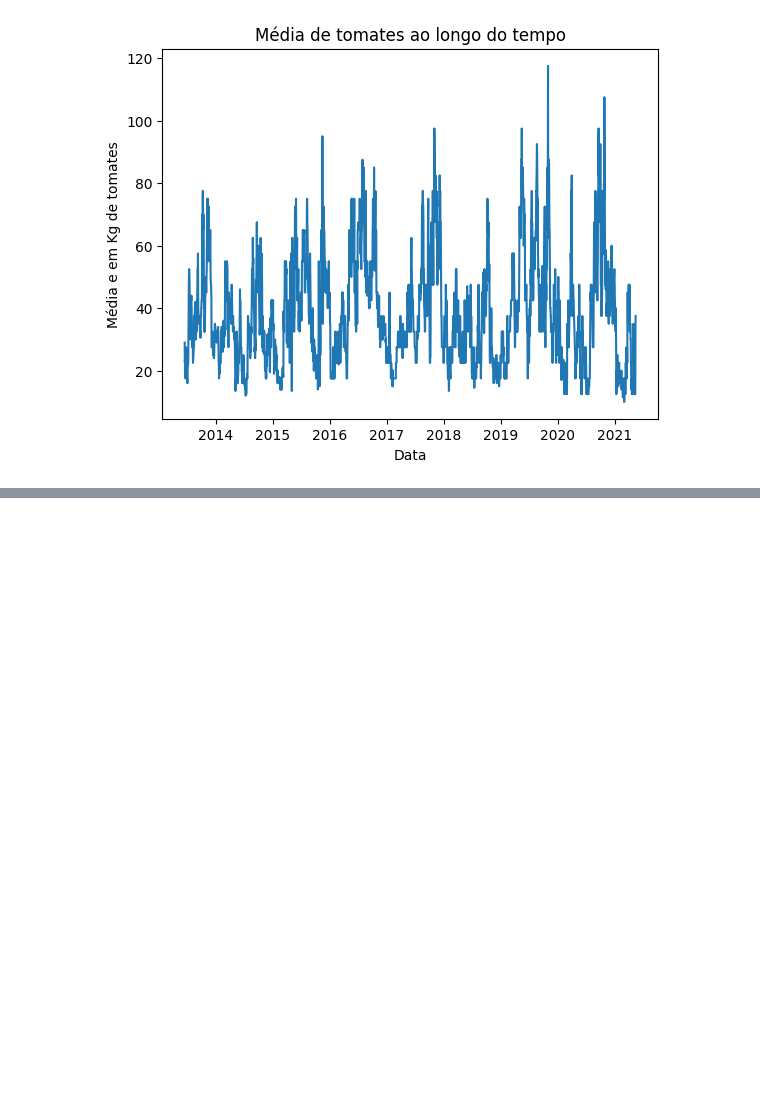
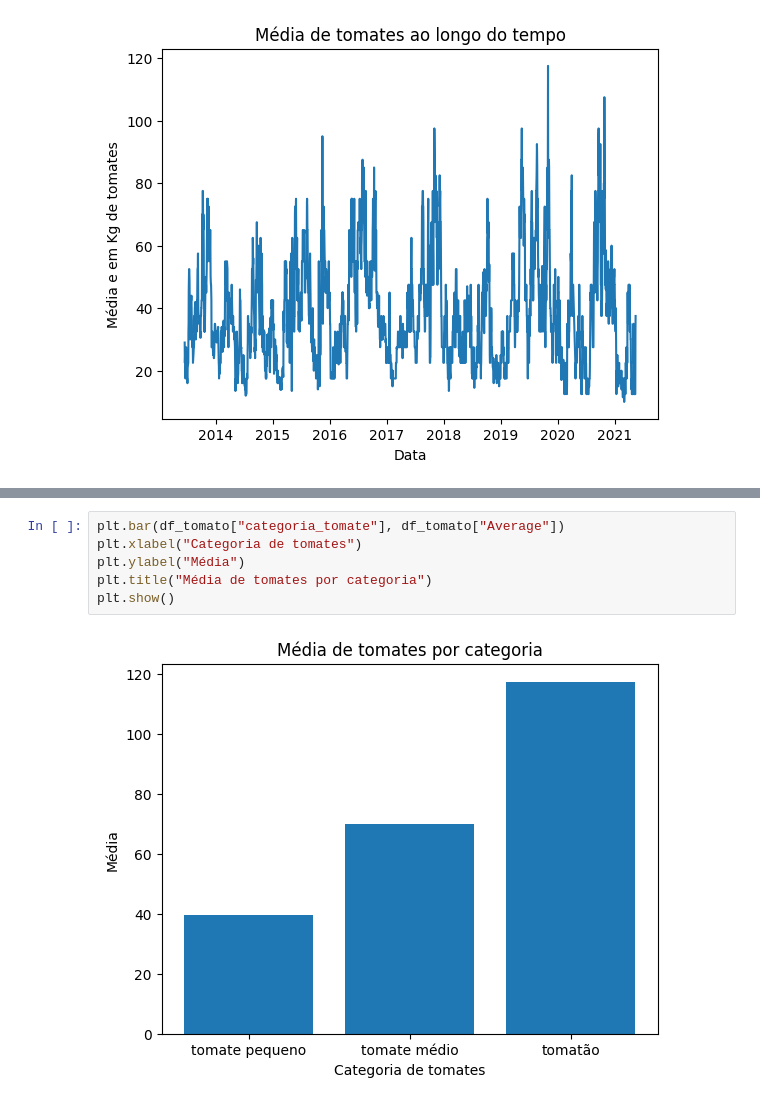
Before and after one commit to SandraRojasZ/Machine-Learning-and-Time-Series, a Jupyter notebook: Fase_2_Machine_Learning_and_Time_Series.ipynb, the cells around one changed output, grey strips where cells are left out. Saved outputs shown, nothing was run; the diff lists cells and outputs as text; blank space fills up the shorter version.

```diff
--- a/Fase_2_Machine_Learning_and_Time_Series.ipynb
+++ b/Fase_2_Machine_Learning_and_Time_Series.ipynb
@@ -262,0 +279,8 @@ plt.show()
+# %%
+plt.bar(df_tomato["categoria_tomate"], df_tomato["Average"])
+plt.xlabel("Categoria de tomates")
+plt.ylabel("Média")
+plt.title("Média de tomates por categoria")
+plt.show()
+# %% [output]
+[figure, added]
```
Also changed, not shown: parts of 5 cells of this notebook.
